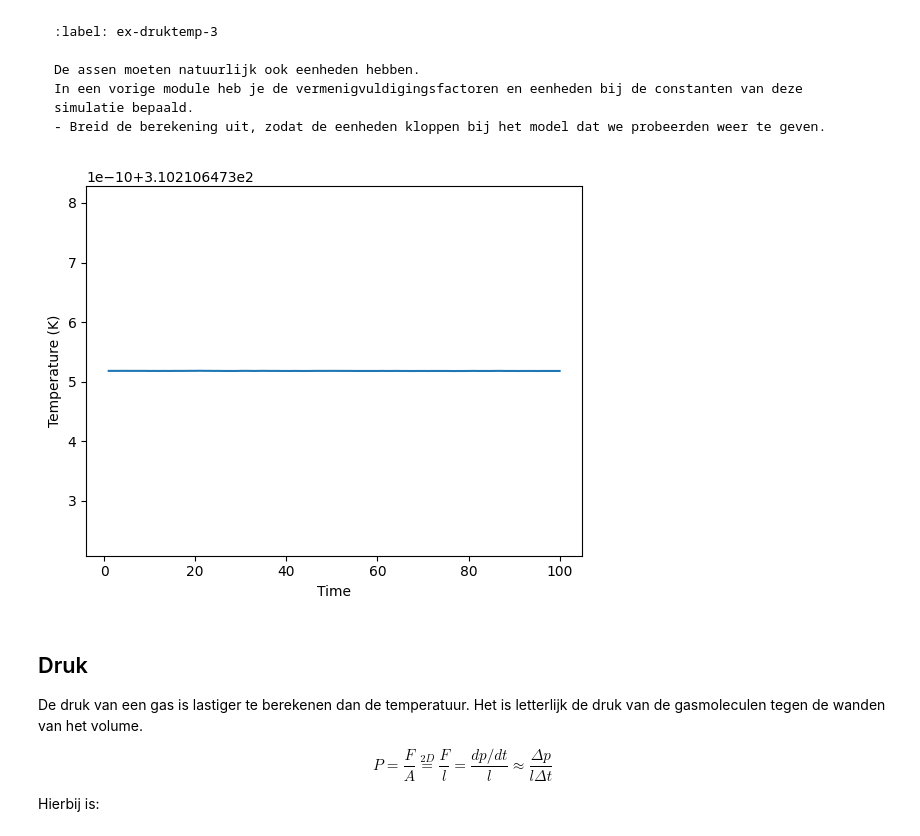
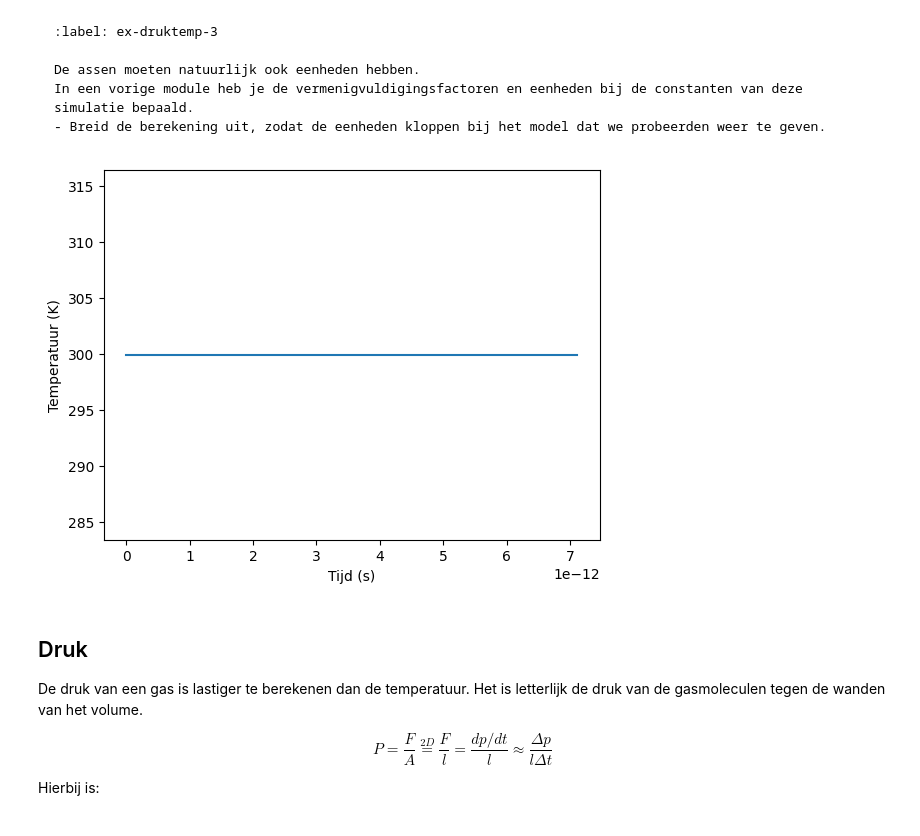
Before and after one commit to SebasvandenAkker/thermolab2, a Jupyter notebook: Content/PySim/5_druktemp.ipynb, the cells around one changed output. Drawn from its saved outputs; the diff is of its cells as text; code cells hidden in the pictures.

```diff
--- a/Content/PySim/5_druktemp.ipynb
+++ b/Content/PySim/5_druktemp.ipynb
@@ -45,13 +45,13 @@ from matplotlib.animation import FuncAnimation
 # RADIUS = 0                   # Straal van moleculen
 # DT = 0                       # Tijdstap om geen botsing te missen
 
-#your code/answer
-N = 100                                        # Aantal deeltjes
-BOX_SIZE_0 = np.sqrt((4.14E-27)**(2/3)*N) # m  # Hoogte en breedte startvolume (in vul je gekozen eenheid in)
-V_0 = 422 # m/s                                # Startsnelheid van deeltjes (vul je gekozen eenheid in)
-RADIUS = 0.3E-9 # m                            # Straal van moleculen (vul je gekozen eenheid in)
-DT = 5.0e-13 # s                               # Tijdstap om geen botsing te missen (vul je gekozen eenheid in)
-MASSA = 4.81E-26 # kg
+BOX_SIZE_0 = 10
+N = 40
+V_0 = 1
+RADIUS = 0.3
+DT = 0.1 * RADIUS / V_0        # = 0.03
+MASSA = 1.0
+k = 1.380649e-23
 # %% [markdown]
 De klasse voor de gasmoleculen en de functies voor hun onderlinge interactie:
 # %%
@@ -260,26 +272,46 @@ In een vorige module heb je de vermenigvuldigingsfactoren en eenheden bij de con
 # %%
 # ruimte voor uitwerking
 
+C_l = 1e-9                   # 1 unit = 1 nm
+C_m = 4.65e-26               # 1 unit = massa N2 molecuul (kg)
+C_v = 422                  # 1 unit = 500 m/s
+C_t = C_l / C_v              # Tijdstap schaling (s)
+def temperature_SI(particles) -> float:
+    """ Berekent de temperatuur in Kelvin op basis van SI-schaling """
+    if len(particles) == 0:
+        return 0.0
+
+    # Gemiddelde v^2 in simulatie-eenheden
+    v_sq_sum = sum(np.dot(p.v, p.v) for p in particles)
+    v_sq_avg_sim = v_sq_sum / len(particles)
+
+    # Omzetten naar werkelijke snelheid^2 (m^2/s^2)
+    v_sq_avg_SI = v_sq_avg_sim * (C_v**2)
+
+    # Gebruik de werkelijke massa (kg)
+    m_SI = MASSA * C_m
+
+    temp_K = (m_SI * v_sq_avg_SI) / (k*2)
+    return temp_K
+
+# --- RUN SIMULATIE ---
 particles = []
-temperatures = np.zeros(100, dtype=float)
-times = np.linspace(1, 100, 100)
+temperatures_K = np.zeros(100)
+times_seconds = np.linspace(0, 100 * DT * C_t, 100) # Tijd in seconden
 
-create_particles(particles)
+create_particles(particles) # (Functie uit vorige blok)
+
 for i in range(100):
     take_time_step(particles)
-    # vastleggen van temperatuur per tijdstap
-    temperatures[i] = temperature(particles)
-#your code/answer
+    temperatures_K[i] = temperature_SI(particles)
 
-plt.figure()
-plt.xlabel('Time')
-plt.ylabel('Temperature (K)')
-# plotten van tijd tegen temperatuur
-#your code/answer
-plt.plot(times, temperatures)
+# --- PLOTTEN ---
+plt.plot(times_seconds, temperatures_K)
+plt.xlabel('Tijd (s)')
+plt.ylabel('Temperatuur (K)')
 plt.show()
 # %% [output]
-[figure, old version]
+[figure, new version]
 # %% [markdown]
 ## Druk
 
```
Also changed, not shown: parts of 8 cells of this notebook.
